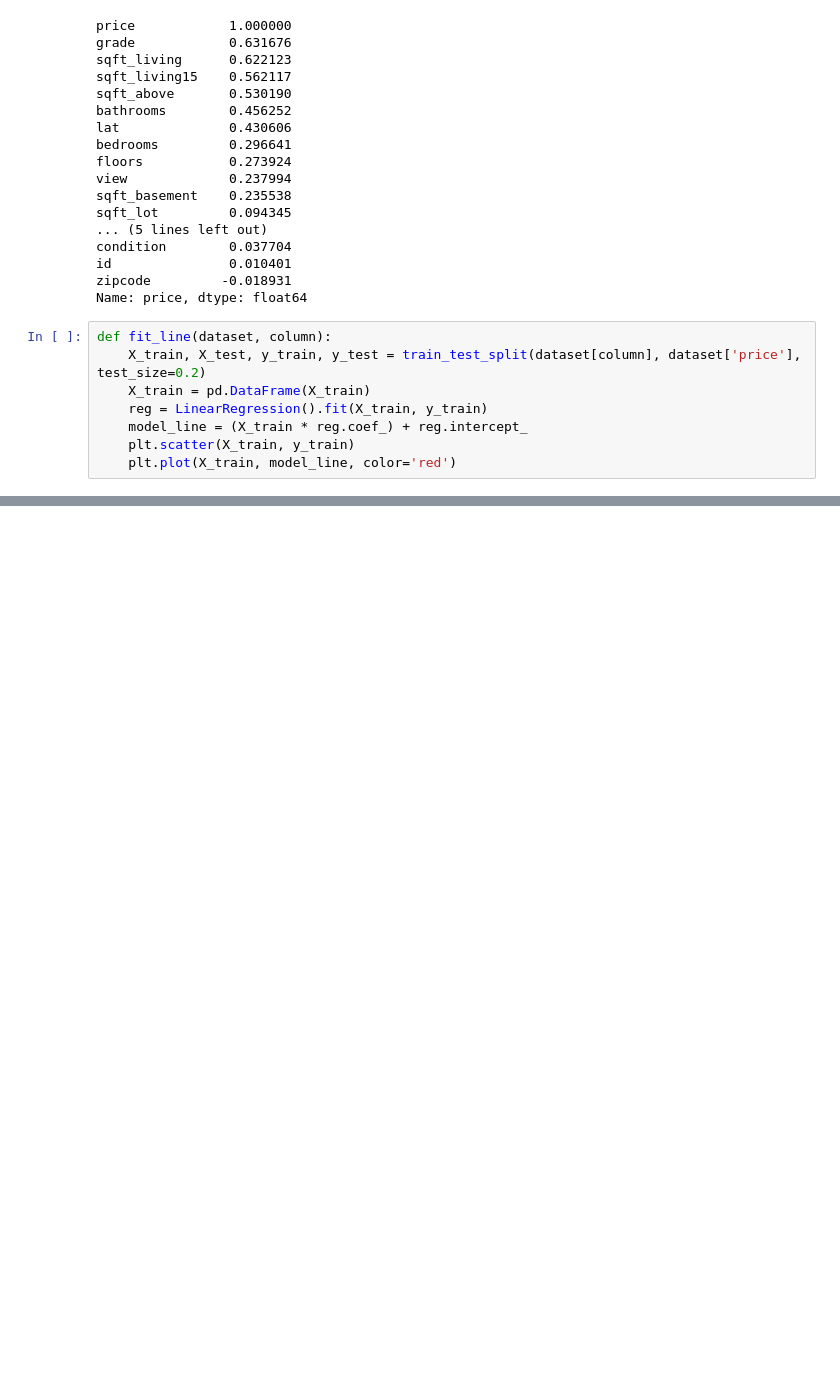
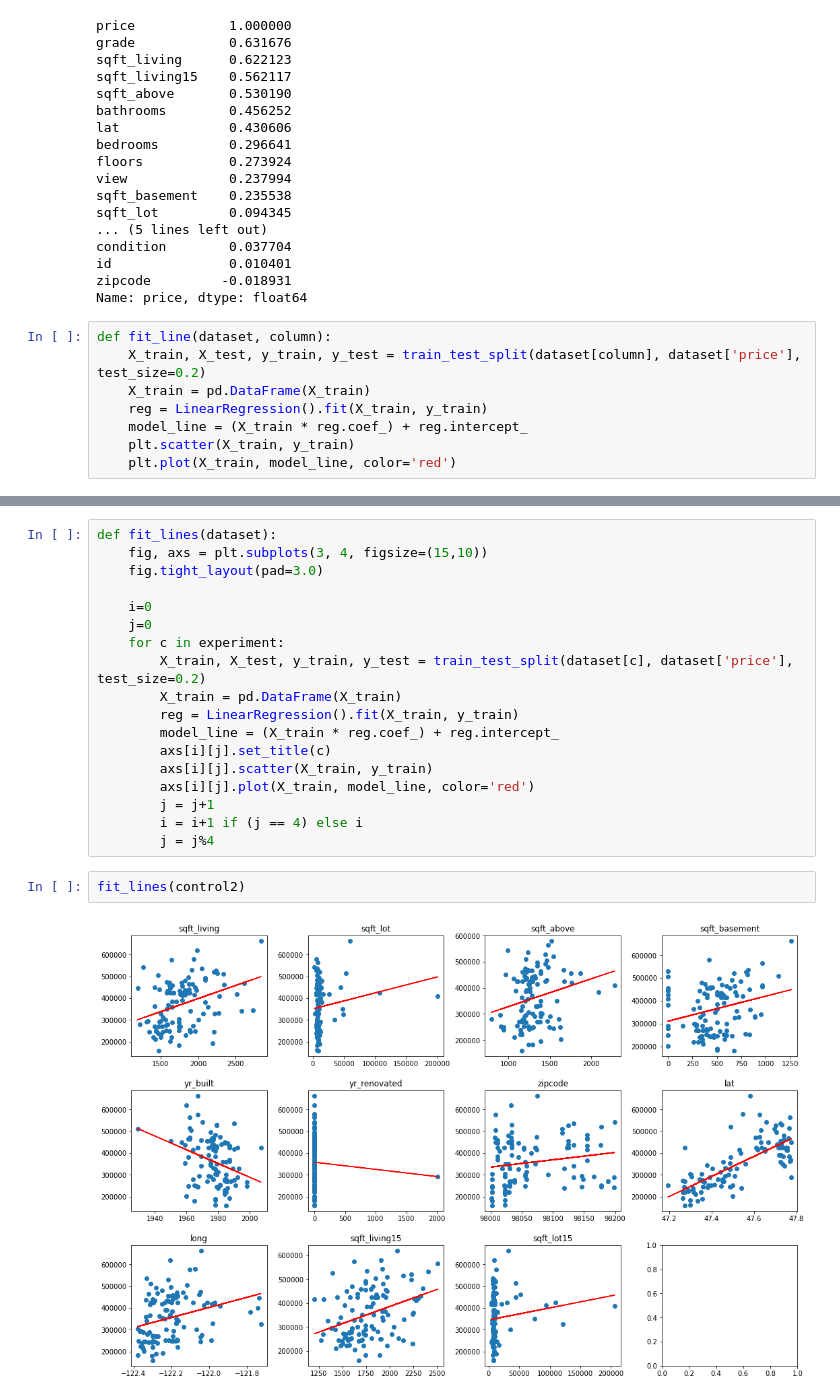
Before and after one commit to Henrique-Sousa/house-rocket, a Jupyter notebook: house-rocket.ipynb, the cells around one changed output, grey strips where cells are left out. Cells and saved outputs as stored; diff of their text form; blank space fills up the shorter version.

Commit message:
feat: linear regression in one variable for all columns

```diff
--- a/house-rocket.ipynb
+++ b/house-rocket.ipynb
@@ -365,0 +366,22 @@ fit_line(control2, 'lat')
+# %%
+def fit_lines(dataset):
+    fig, axs = plt.subplots(3, 4, figsize=(15,10))
+    fig.tight_layout(pad=3.0)
+
+    i=0
+    j=0
+    for c in experiment:
+        X_train, X_test, y_train, y_test = train_test_split(dataset[c], dataset['price'], test_size=0.2)
+        X_train = pd.DataFrame(X_train)
+        reg = LinearRegression().fit(X_train, y_train)
+        model_line = (X_train * reg.coef_) + reg.intercept_
+        axs[i][j].set_title(c)
+        axs[i][j].scatter(X_train, y_train)
+        axs[i][j].plot(X_train, model_line, color='red')
+        j = j+1
+        i = i+1 if (j == 4) else i
+        j = j%4
+# %%
+fit_lines(control2)
+# %% [output]
+[figure, added]
```
Also changed, not shown: parts of 1 cell of this notebook.
